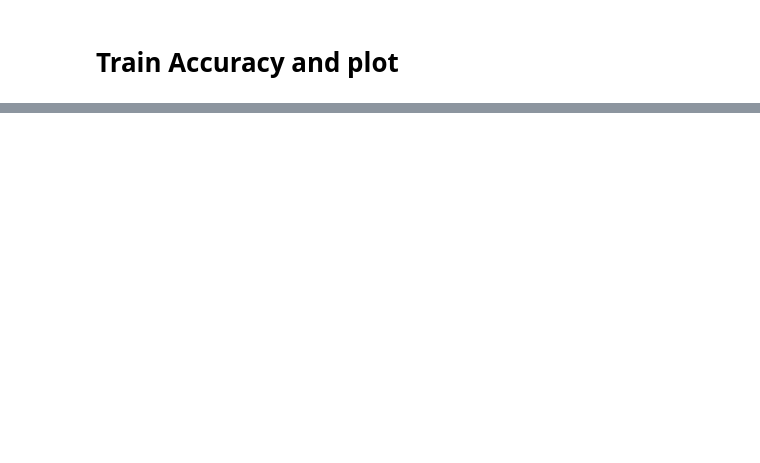
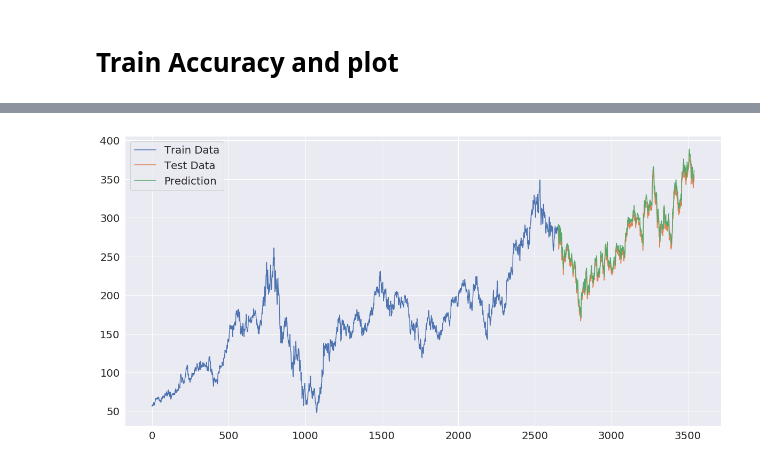
Before and after one commit to sakshambassi/factorization, a Jupyter notebook: Prediction using statistical features.ipynb, the cells around one changed output, grey strips where cells are left out. Drawn from its saved outputs; the diff is of its cells as text; code cells hidden in the pictures; blank space fills up the shorter version.

```diff
--- a/Prediction using statistical features.ipynb
+++ b/Prediction using statistical features.ipynb
@@ -161 +152,13 @@ Test accuracy: 0.411764705882
+# %%
+train = y_train
+closing_price_x = np.arange(len(y_train), len(y_train) + len(closing_price), 1)
+valid_x = np.arange(len(y_train), len(y_train) + len(valid), 1)
+plt.figure(figsize=(20,10))
+plt.plot(train, label = 'Train Data')
+plt.plot(valid_x, valid, label = 'Test Data')
+plt.plot(closing_price_x, closing_price, label = 'Prediction')
+plt.legend()
+plt.show()
+# %% [output]
+[figure, added]
 # %%
```
Also changed, not shown: parts of 9 cells of this notebook.
